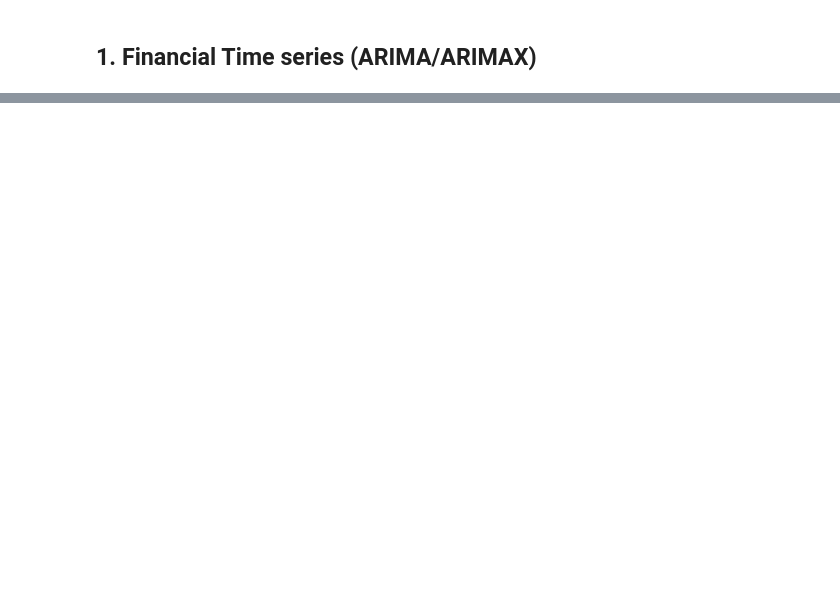
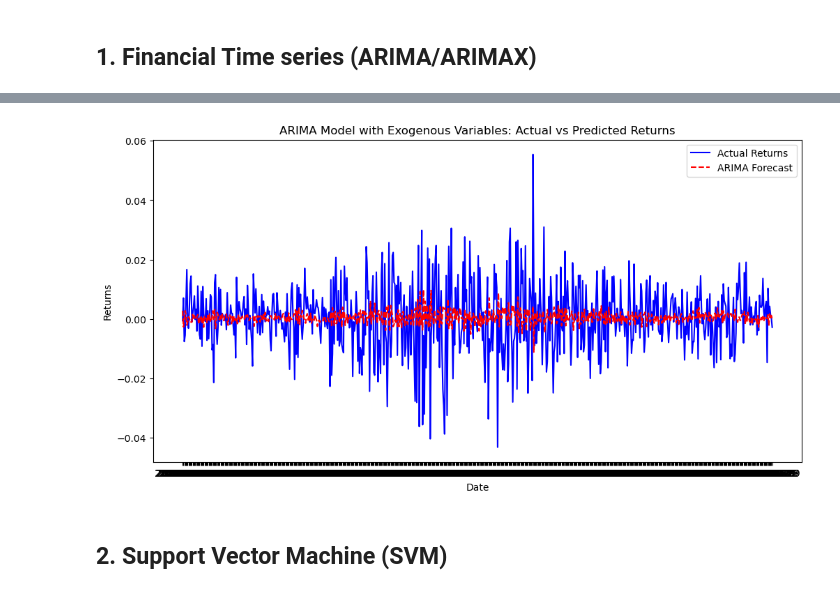
Before and after one commit to Jimmy-Bao-01/AML_project, a Jupyter notebook: notebook.ipynb, the cells around one changed output, grey strips where cells are left out. Drawn from its saved outputs; the diff is of its cells as text; code cells hidden in the pictures; blank space fills up the shorter version.

```diff
--- a/notebook.ipynb
+++ b/notebook.ipynb
@@ -219,0 +359,13 @@ NameError: name 'train' is not defined
+# %%
+plt.figure(figsize=(12, 6))
+plt.plot(test_returns.index, test_returns, label="Actual Returns", color="blue")
+plt.plot(test_returns.index, forecast, label="ARIMA Forecast", color="red", linestyle="--")
+plt.title("ARIMA Model with Exogenous Variables: Actual vs Predicted Returns")
+plt.xlabel("Date")
+plt.ylabel("Returns")
+plt.legend()
+plt.show()
+# %% [output]
+[figure, added]
+# %% [markdown]
+## **2. Support Vector Machine (SVM)**
```
Also changed, not shown: parts of 16 cells of this notebook, 2 other files.
